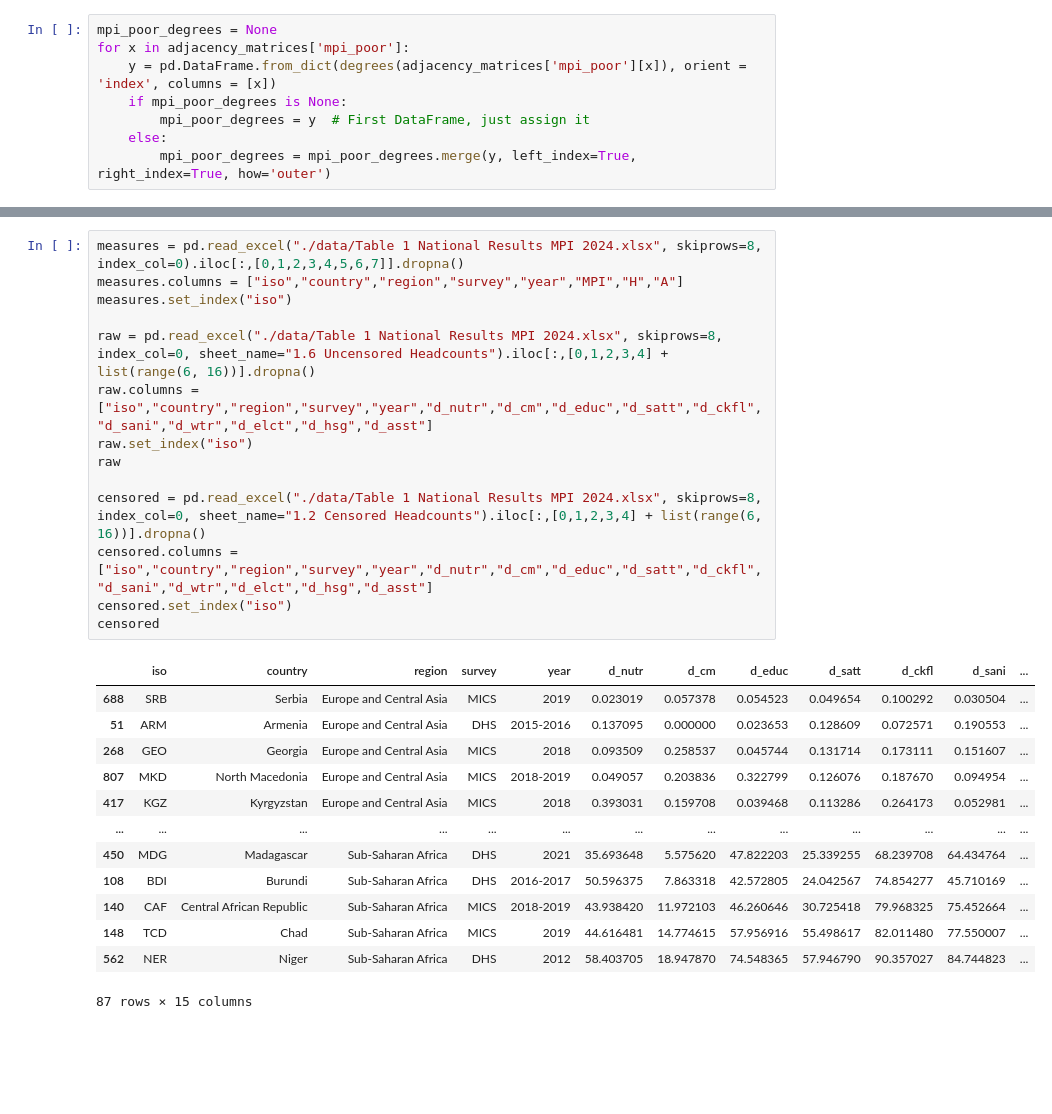
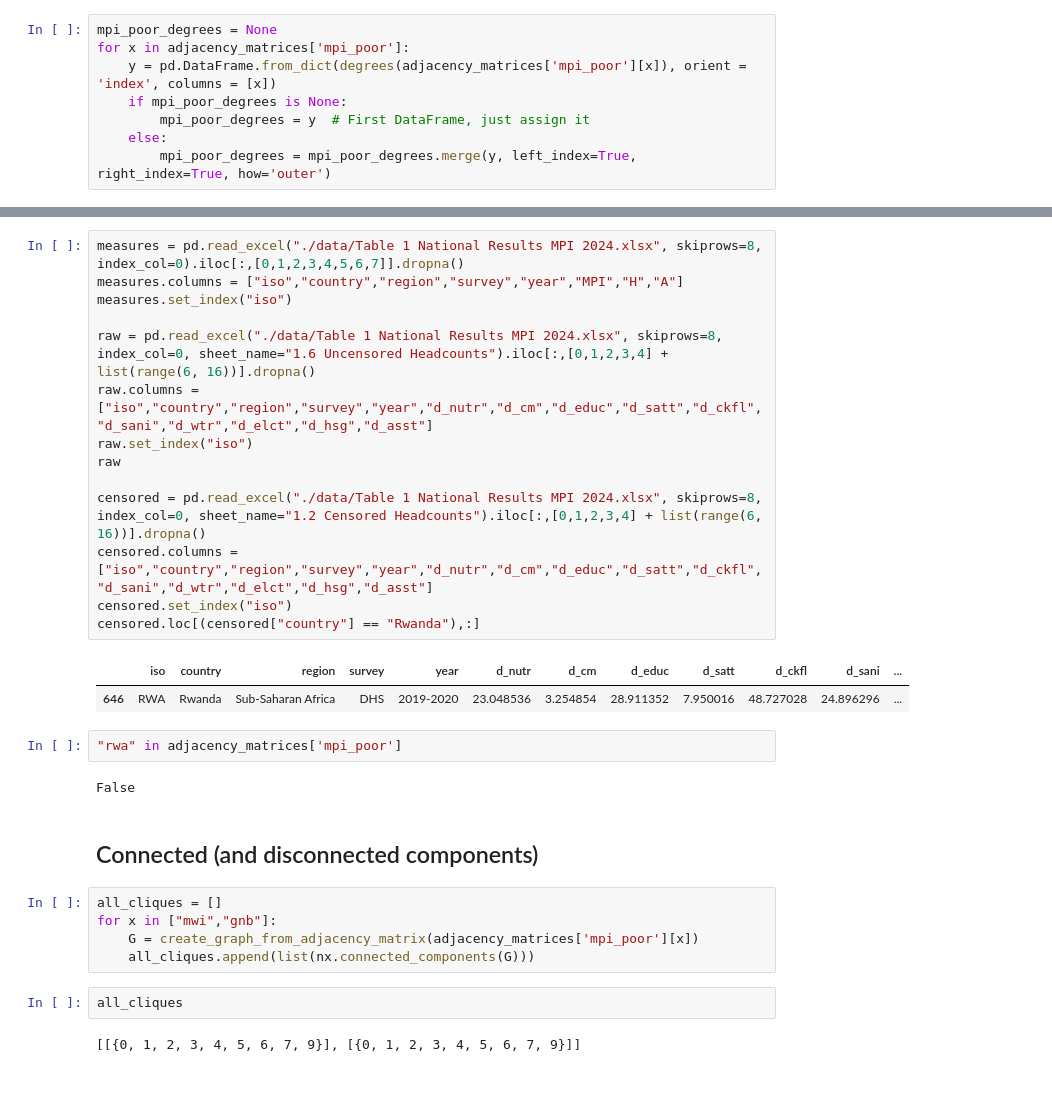
Before and after one commit to girelaignacio/DiscreteMarkovNetworkMPI, a Jupyter notebook: analysis_of_results.ipynb, the cells around one changed output, grey strips where cells are left out. Cells and saved outputs as stored; diff of their text form; blank space fills up the shorter version.

```diff
--- a/analysis_of_results.ipynb
+++ b/analysis_of_results.ipynb
@@ -237,28 +282,34 @@ pd.concat([raw_degrees.mean(axis = 1),mpi_poor_degrees.mean(axis = 1)], axis = 1
 # %%
 measures = pd.read_excel("./data/Table 1 National Results MPI 2024.xlsx", skiprows=8, index_col=0).iloc[:,[0,1,2,3,4,5,6,7]].dropna()
 measures.columns = ["iso","country","region","survey","year","MPI","H","A"]
 measures.set_index("iso")
 
 raw = pd.read_excel("./data/Table 1 National Results MPI 2024.xlsx", skiprows=8, index_col=0, sheet_name="1.6 Uncensored Headcounts").iloc[:,[0,1,2,3,4] + list(range(6, 16))].dropna()
 raw.columns = ["iso","country","region","survey","year","d_nutr","d_cm","d_educ","d_satt","d_ckfl","d_sani","d_wtr","d_elct","d_hsg","d_asst"]
 raw.set_index("iso")
 raw
 
 censored = pd.read_excel("./data/Table 1 National Results MPI 2024.xlsx", skiprows=8, index_col=0, sheet_name="1.2 Censored Headcounts").iloc[:,[0,1,2,3,4] + list(range(6, 16))].dropna()
 censored.columns = ["iso","country","region","survey","year","d_nutr","d_cm","d_educ","d_satt","d_ckfl","d_sani","d_wtr","d_elct","d_hsg","d_asst"]
 censored.set_index("iso")
-censored
+censored.loc[(censored["country"] == "Rwanda"),:]
 # %% [output]
 |  | iso | country | region | survey | year | d_nutr | d_cm | d_educ | d_satt | d_ckfl | d_sani | ... |
-| 688 | SRB | Serbia | Europe and Central Asia | MICS | 2019 | 0.023019 | 0.057378 | 0.054523 | 0.049654 | 0.100292 | 0.030504 | ... |
-| 51 | ARM | Armenia | Europe and Central Asia | DHS | 2015-2016 | 0.137095 | 0.000000 | 0.023653 | 0.128609 | 0.072571 | 0.190553 | ... |
-| 268 | GEO | Georgia | Europe and Central Asia | MICS | 2018 | 0.093509 | 0.258537 | 0.045744 | 0.131714 | 0.173111 | 0.151607 | ... |
-| 807 | MKD | North Macedonia | Europe and Central Asia | MICS | 2018-2019 | 0.049057 | 0.203836 | 0.322799 | 0.126076 | 0.187670 | 0.094954 | ... |
-| 417 | KGZ | Kyrgyzstan | Europe and Central Asia | MICS | 2018 | 0.393031 | 0.159708 | 0.039468 | 0.113286 | 0.264173 | 0.052981 | ... |
-| ... | ... | ... | ... | ... | ... | ... | ... | ... | ... | ... | ... | ... |
-| 450 | MDG | Madagascar | Sub-Saharan Africa | DHS | 2021 | 35.693648 | 5.575620 | 47.822203 | 25.339255 | 68.239708 | 64.434764 | ... |
-| 108 | BDI | Burundi | Sub-Saharan Africa | DHS | 2016-2017 | 50.596375 | 7.863318 | 42.572805 | 24.042567 | 74.854277 | 45.710169 | ... |
-| 140 | CAF | Central African Republic | Sub-Saharan Africa | MICS | 2018-2019 | 43.938420 | 11.972103 | 46.260646 | 30.725418 | 79.968325 | 75.452664 | ... |
-| 148 | TCD | Chad | Sub-Saharan Africa | MICS | 2019 | 44.616481 | 14.774615 | 57.956916 | 55.498617 | 82.011480 | 77.550007 | ... |
-| 562 | NER | Niger | Sub-Saharan Africa | DHS | 2012 | 58.403705 | 18.947870 | 74.548365 | 57.946790 | 90.357027 | 84.744823 | ... |
+| 646 | RWA | Rwanda | Sub-Saharan Africa | DHS | 2019-2020 | 23.048536 | 3.254854 | 28.911352 | 7.950016 | 48.727028 | 24.896296 | ... |
-87 rows × 15 columns
+# %%
+"rwa" in adjacency_matrices['mpi_poor']
+# %% [output]
+False
+# %% [markdown]
+## Connected (and disconnected components)
+# %%
+all_cliques = []
+for x in ["mwi","gnb"]:
+    G = create_graph_from_adjacency_matrix(adjacency_matrices['mpi_poor'][x])
+    all_cliques.append(list(nx.connected_components(G)))
+# %%
+all_cliques
+# %% [output]
+[[{0, 1, 2, 3, 4, 5, 6, 7, 9}], [{0, 1, 2, 3, 4, 5, 6, 7, 9}]]
+# %% [markdown]
+######
```
Also changed, not shown: parts of 19 cells of this notebook, 4 other files.
